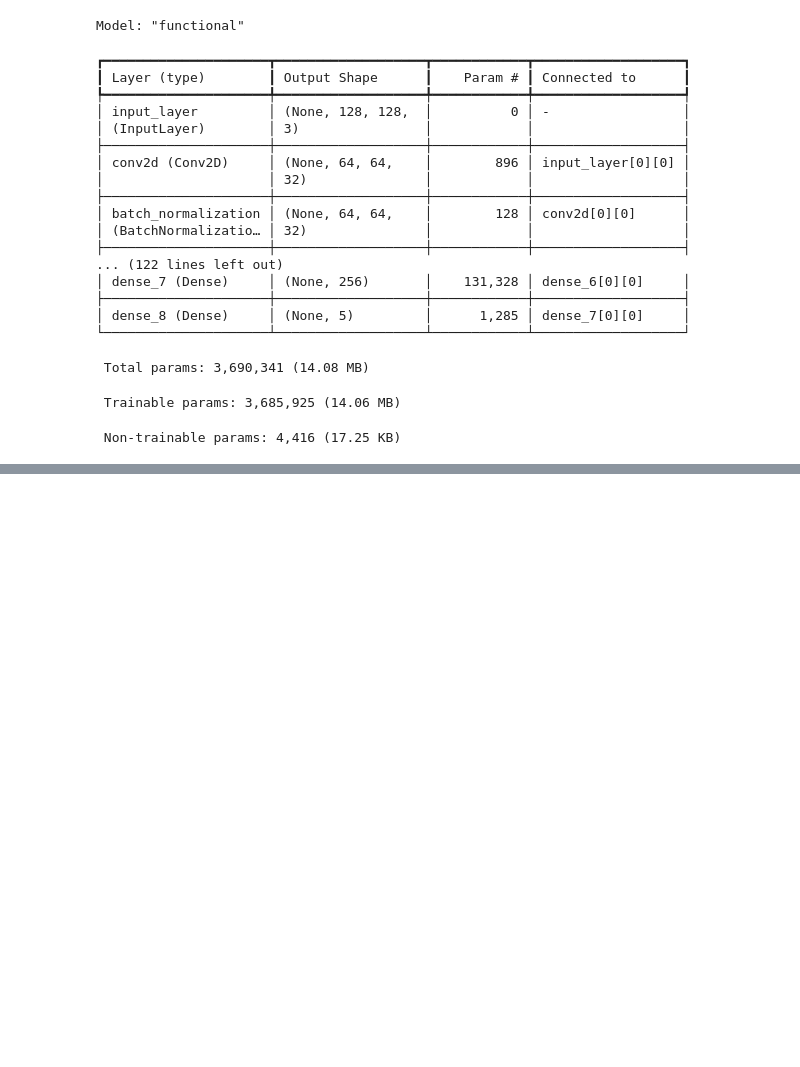
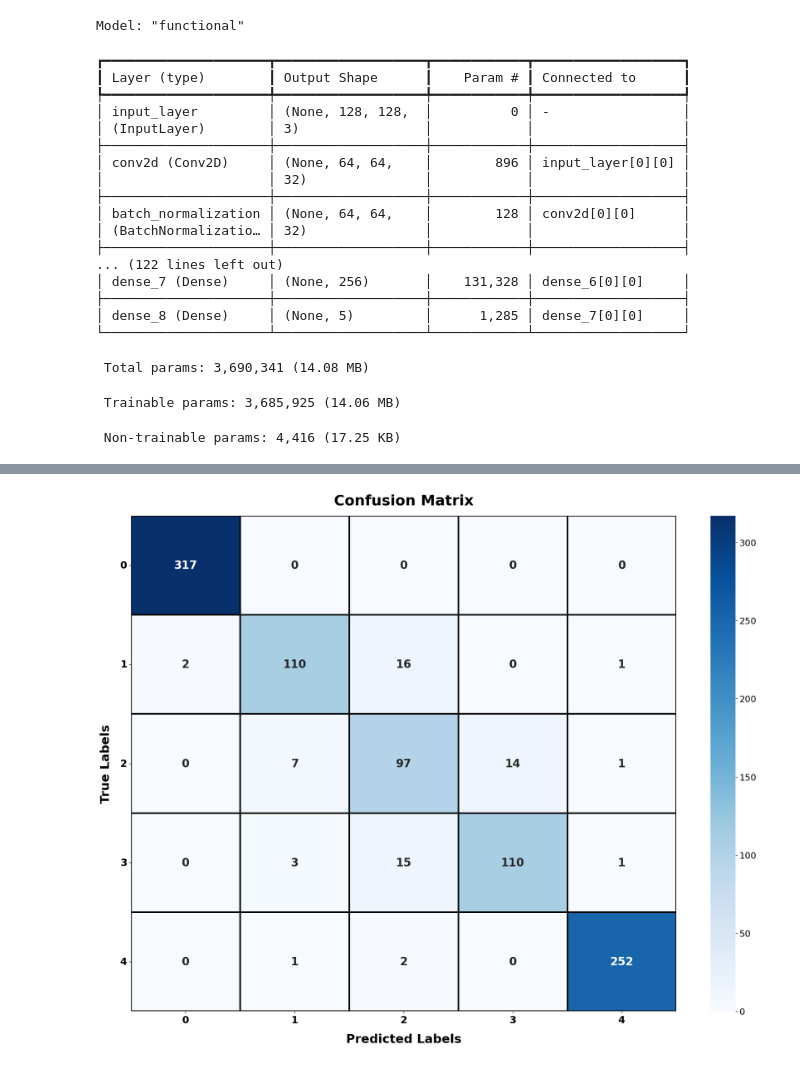
Before and after one commit to ahmadkhalidh/LFANet, a Jupyter notebook: modelling/LFANet_NoResidual.ipynb, the cells around one changed output, grey strips where cells are left out. Cells and saved outputs as stored; diff of their text form; code cells hidden in the pictures; blank space fills up the shorter version.

```diff
--- a/modelling/LFANet_NoResidual.ipynb
+++ b/modelling/LFANet_NoResidual.ipynb
@@ -73,19 +63,16 @@ img_data_list = []
 labels = []
 
 # Load images and labels
-# The base path is already '/content/drive/MyDrive/Liver Fibrosis/Dataset'
-# The images are directly in subfolders like 'F0', 'F1' etc. under this path.
+# Corrected path to account for the nested 'Dataset' directory
+dataset_path = os.path.join(path, 'Dataset', 'Dataset')
 for dataset in class_names:
-    current_dataset_path = os.path.join(path, dataset)
-    img_list = os.listdir(current_dataset_path)
+    img_list = os.listdir(os.path.join(dataset_path, dataset))
     print(f'Loaded images from dataset-{dataset}, total: {len(img_list)}')
 
-    for img_filename in img_list:
-        # Correctly form the image path
-        img_path = os.path.join(current_dataset_path, img_filename)
+    for img in img_list:
+        img_path = os.path.join(dataset_path, dataset, img)
         input_img = cv2.imread(img_path)
         if input_img is None:
-            # print(f"Warning: Could not load image {img_path}") # Optional: uncomment for debugging specific missing images
             continue
         input_img_resize = cv2.resize(input_img, (128, 128))
         img_data_list.append(input_img_resize)
@@ -361,7 +345,7 @@ checkpoint_no_residual = ModelCheckpoint(
 # %%
 import time
 start_train = time.time()
-history = model_no_residual.fit(x_train, y_train, batch_size = 16, epochs = 1,
+history = model_no_residual.fit(x_train, y_train, batch_size = 16, epochs = 50,
                     validation_data = (x_val , y_val), callbacks=[early_stop, lr_scheduler, checkpoint_no_residual], verbose =1)
 end_train = time.time()
 training_time = end_train - start_train
@@ -482,0 +461,48 @@ weighted avg       0.07      0.27      0.11       950
+# %%
+import numpy as np
+import matplotlib.pyplot as plt
+import seaborn as sns
+from sklearn.metrics import confusion_matrix
+from sklearn.utils.multiclass import unique_labels
+
+# Predictions
+y_pred = model_no_residual.predict(x_test)
+y_pred_classes = np.argmax(y_pred, axis=1)
+
+# True labels
+y_true = np.argmax(y_test, axis=1)
+
+# Confusion matrix
+conf_matrix = confusion_matrix(y_true, y_pred_classes)
+
+# Plot
+plt.figure(figsize=(18, 14))
+
+ax = sns.heatmap(
+    conf_matrix,
+    annot=True,
+    fmt="d",
+    cmap="Blues",
+    cbar=True,
+    annot_kws={"size": 20, "weight": "bold"},
+    linewidths=1.5,
+    linecolor="black"
+)
+
+# Axis labels and title
+ax.set_title("Confusion Matrix", fontsize=26, fontweight="bold", pad=20)
+ax.set_xlabel("Predicted Labels", fontsize=22, fontweight="bold", labelpad=15)
+ax.set_ylabel("True Labels", fontsize=22, fontweight="bold", labelpad=15)
+
+# Tick labels
+labels = unique_labels(y_true)
+ax.set_xticklabels(labels, fontsize=18, fontweight="bold")
+ax.set_yticklabels(labels, fontsize=18, fontweight="bold", rotation=0)
+
+# Color bar
+cbar = ax.collections[0].colorbar
+cbar.ax.tick_params(labelsize=16)
+
+plt.tight_layout()
+plt.show()
+# %% [output]
@@ -482,0 +510 @@ weighted avg       0.07      0.27      0.11       950
+[figure, added]
```
Also changed, not shown: parts of 20 cells of this notebook, 11 other files.
